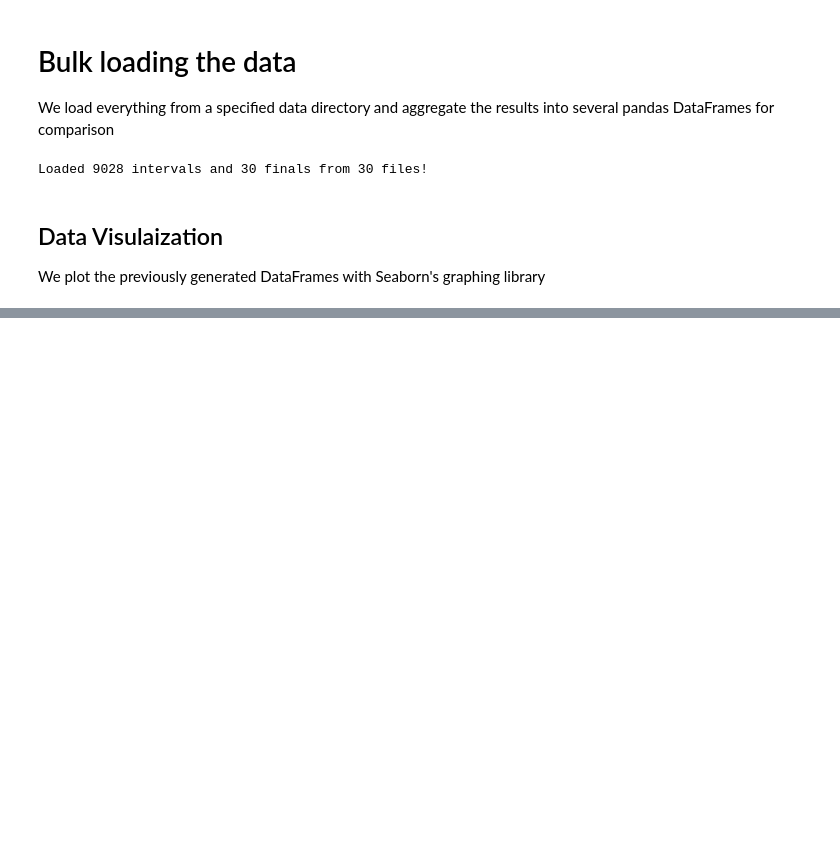
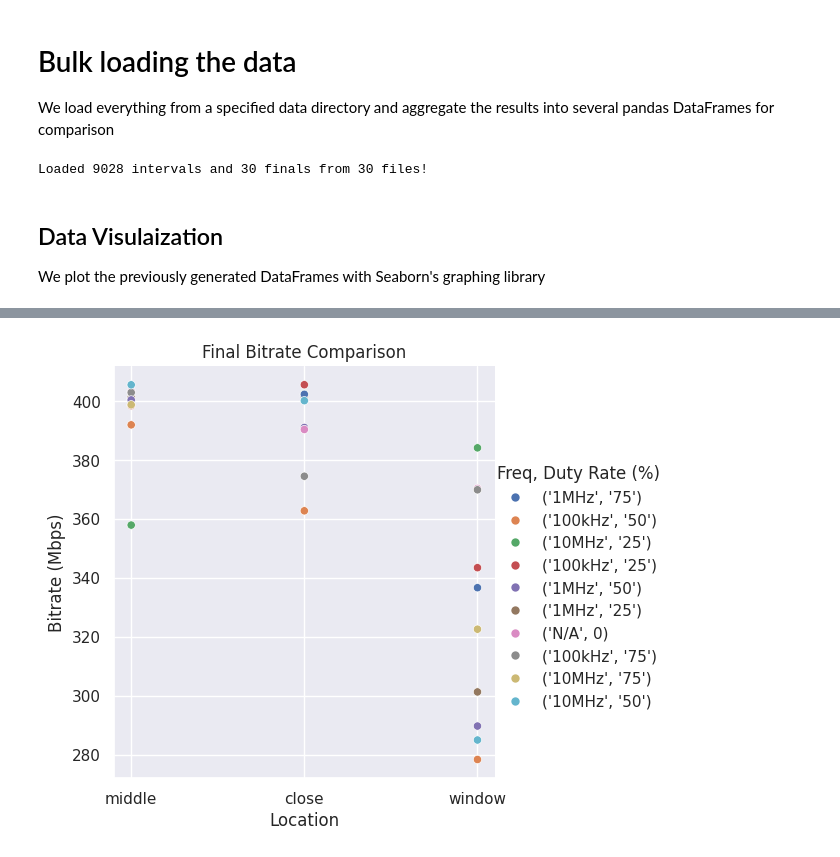
Before and after one commit to jehuddleston/en601616finalproject, a Jupyter notebook: scripts/compare.ipynb, the cells around one changed output, grey strips where cells are left out. Drawn from its saved outputs; the diff is of its cells as text; code cells hidden in the pictures; blank space fills up the shorter version.

```diff
--- a/scripts/compare.ipynb
+++ b/scripts/compare.ipynb
@@ -288,0 +293,8 @@ sns.displot(window_intervals, x='end_s',y='bitrate_mbps',row='frequency',col='du
+# %%
+fig = sns.relplot(x='location', y='bitrate_mbps', data=finals,
+            hue=finals[['frequency','duty']].apply(tuple, axis=1))
+
+fig.set(xlabel="Location", ylabel="Bitrate (Mbps)", title="Final Bitrate Comparison")
+fig._legend.set_title("Freq, Duty Rate (%)")
+# %% [output]
+[figure, added]
```
Also changed, not shown: parts of 5 cells of this notebook.
